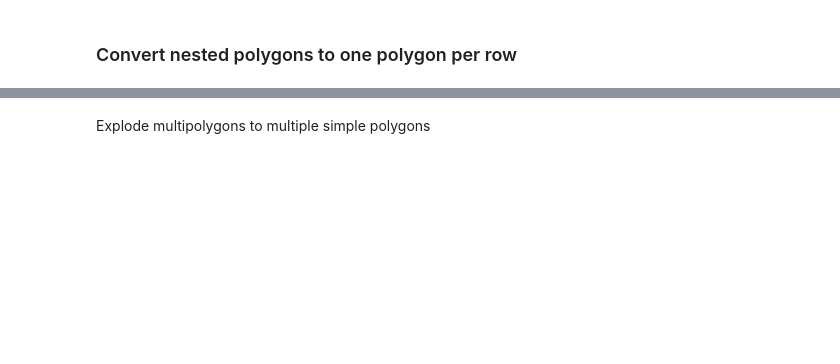
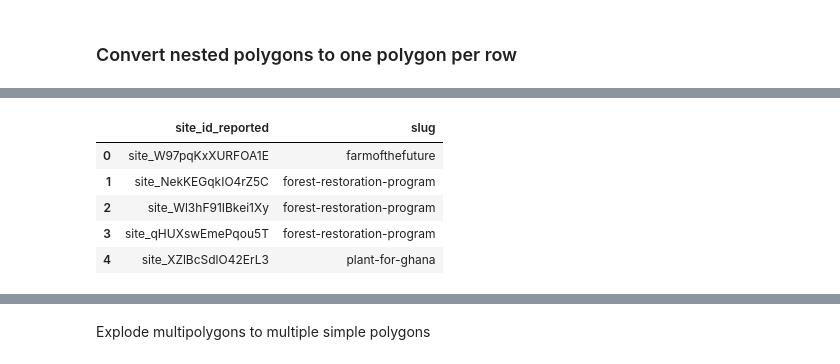
Before and after one commit to Societal-Computing/Forest_Monitoring, a Jupyter notebook: src/plant_for_planet.ipynb, the cells around one changed output, grey strips where cells are left out. Cells and saved outputs as stored; diff of their text form; code cells hidden in the pictures; blank space fills up the shorter version.

```diff
--- a/src/plant_for_planet.ipynb
+++ b/src/plant_for_planet.ipynb
@@ -73,3 +136,12 @@ df = pd.DataFrame(expanded_rows)
+# %%
+df[['site_id_reported','slug']].head(5)
+# %% [output]
+|  | site_id_reported | slug |
+| 0 | site_W97pqKxXURFOA1E | farmofthefuture |
+| 1 | site_NekKEGqkIO4rZ5C | forest-restoration-program |
+| 2 | site_Wl3hF91IBkei1Xy | forest-restoration-program |
+| 3 | site_qHUXswEmePqou5T | forest-restoration-program |
+| 4 | site_XZlBcSdlO42ErL3 | plant-for-ghana |
 # %%
 df['geometry'] = df['geometry'].apply(lambda x: shape(x) if x is not None else Polygon())
 # %%
```
Also changed, not shown: parts of 19 cells of this notebook, 4 other files.
